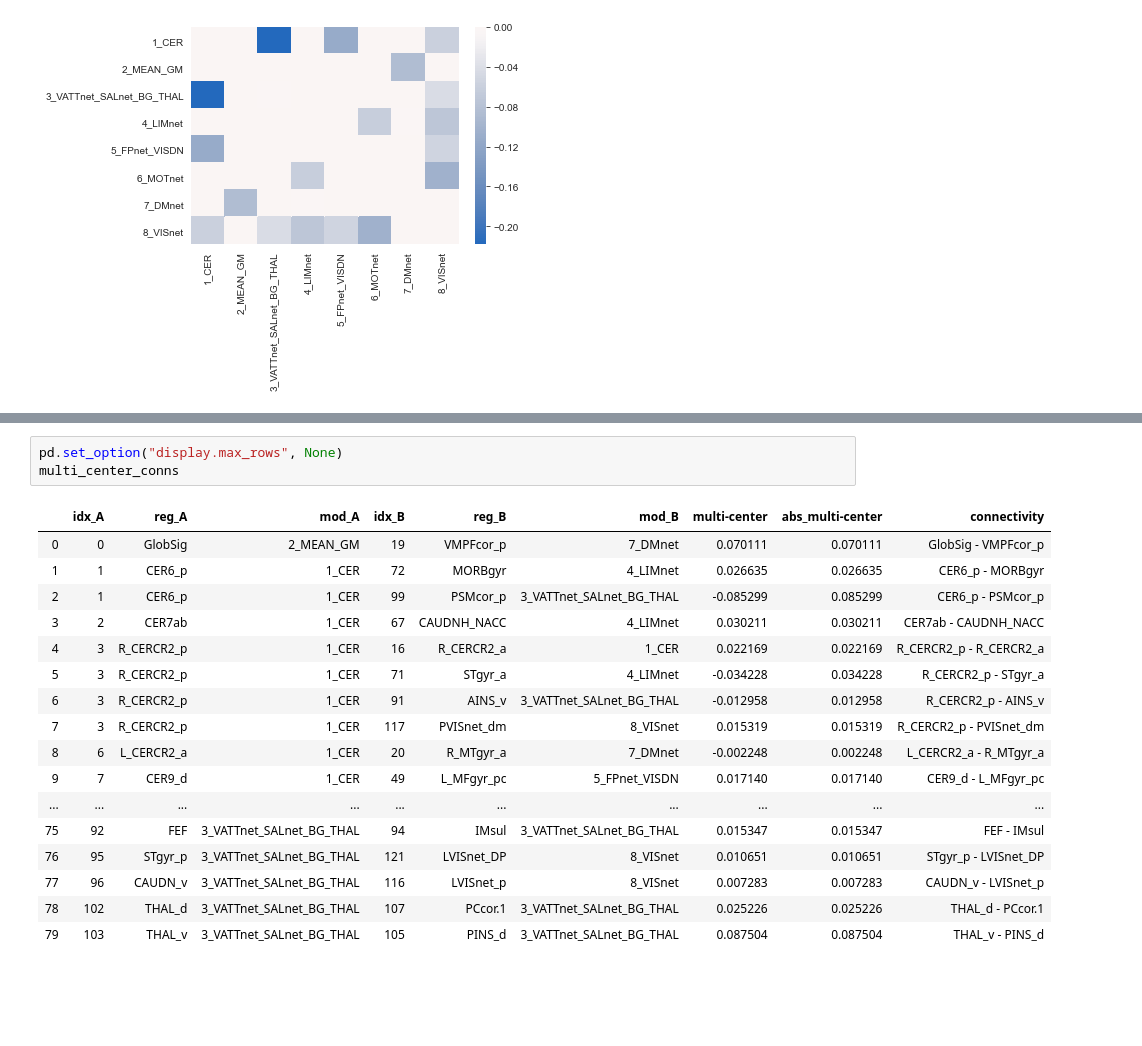
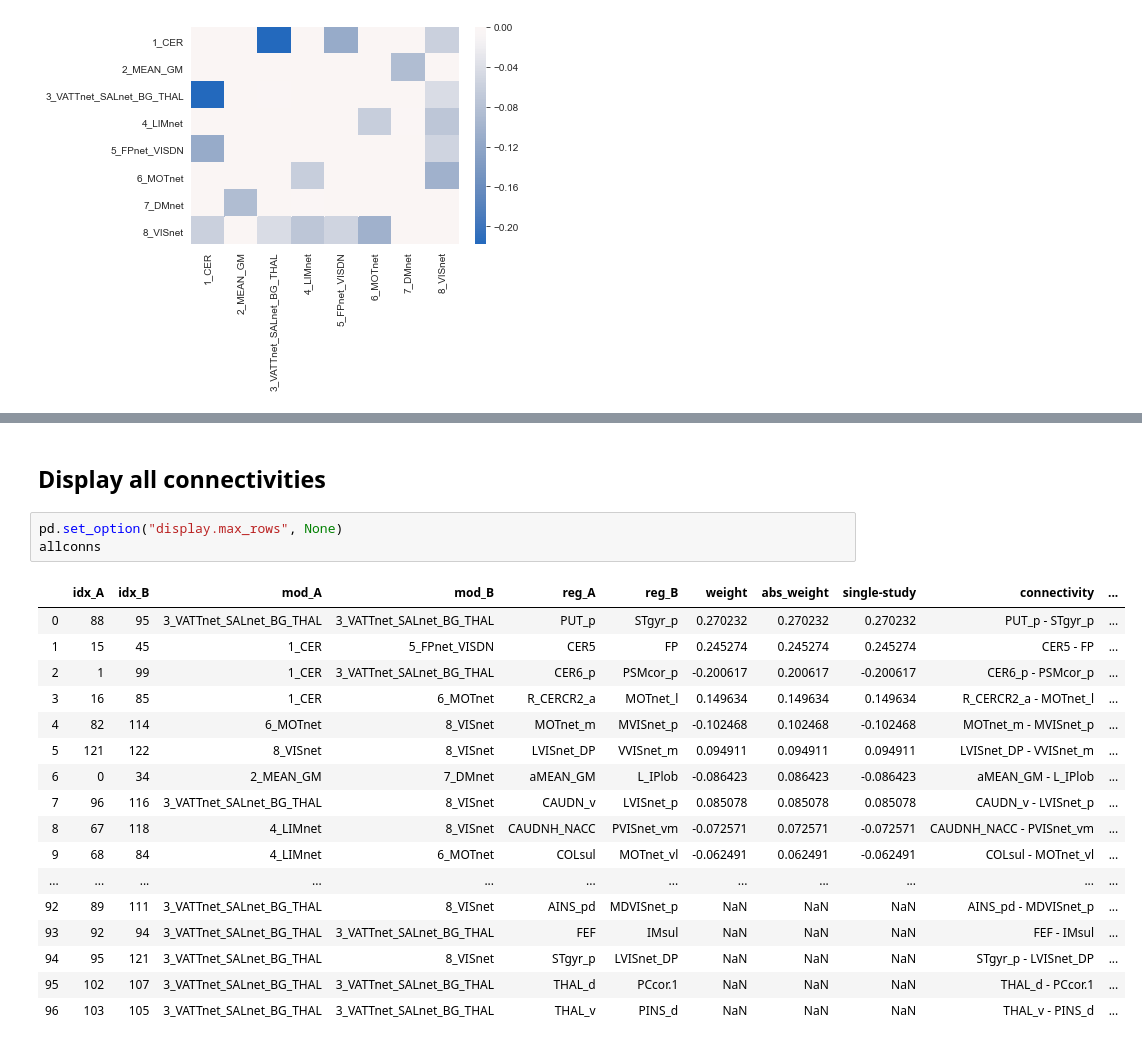
Before and after one commit to spisakt/RPN-signature, a Jupyter notebook: notebooks/2_feature_analysis.ipynb, the cells around one changed output, grey strips where cells are left out. Cells and saved outputs as stored; diff of their text form; blank space fills up the shorter version.

```diff
--- a/notebooks/2_feature_analysis.ipynb
+++ b/notebooks/2_feature_analysis.ipynb
@@ -357,21 +453,23 @@ plt.savefig('../res/multi-center/palette.pdf')
+# %% [markdown]
+## Display all connectivities
 # %%
 pd.set_option("display.max_rows", None)
-multi_center_conns
+allconns
 # %% [output]
-|  | idx_A | reg_A | mod_A | idx_B | reg_B | mod_B | multi-center | abs_multi-center | connectivity |
-| 0 | 0 | GlobSig | 2_MEAN_GM | 19 | VMPFcor_p | 7_DMnet | 0.070111 | 0.070111 | GlobSig - VMPFcor_p |
-| 1 | 1 | CER6_p | 1_CER | 72 | MORBgyr | 4_LIMnet | 0.026635 | 0.026635 | CER6_p - MORBgyr |
-| 2 | 1 | CER6_p | 1_CER | 99 | PSMcor_p | 3_VATTnet_SALnet_BG_THAL | -0.085299 | 0.085299 | CER6_p - PSMcor_p |
-| 3 | 2 | CER7ab | 1_CER | 67 | CAUDNH_NACC | 4_LIMnet | 0.030211 | 0.030211 | CER7ab - CAUDNH_NACC |
-| 4 | 3 | R_CERCR2_p | 1_CER | 16 | R_CERCR2_a | 1_CER | 0.022169 | 0.022169 | R_CERCR2_p - R_CERCR2_a |
-| 5 | 3 | R_CERCR2_p | 1_CER | 71 | STgyr_a | 4_LIMnet | -0.034228 | 0.034228 | R_CERCR2_p - STgyr_a |
-| 6 | 3 | R_CERCR2_p | 1_CER | 91 | AINS_v | 3_VATTnet_SALnet_BG_THAL | -0.012958 | 0.012958 | R_CERCR2_p - AINS_v |
-| 7 | 3 | R_CERCR2_p | 1_CER | 117 | PVISnet_dm | 8_VISnet | 0.015319 | 0.015319 | R_CERCR2_p - PVISnet_dm |
-| 8 | 6 | L_CERCR2_a | 1_CER | 20 | R_MTgyr_a | 7_DMnet | -0.002248 | 0.002248 | L_CERCR2_a - R_MTgyr_a |
-| 9 | 7 | CER9_d | 1_CER | 49 | L_MFgyr_pc | 5_FPnet_VISDN | 0.017140 | 0.017140 | CER9_d - L_MFgyr_pc |
-| ... | ... | ... | ... | ... | ... | ... | ... | ... | ... |
-| 75 | 92 | FEF | 3_VATTnet_SALnet_BG_THAL | 94 | IMsul | 3_VATTnet_SALnet_BG_THAL | 0.015347 | 0.015347 | FEF - IMsul |
-| 76 | 95 | STgyr_p | 3_VATTnet_SALnet_BG_THAL | 121 | LVISnet_DP | 8_VISnet | 0.010651 | 0.010651 | STgyr_p - LVISnet_DP |
-| 77 | 96 | CAUDN_v | 3_VATTnet_SALnet_BG_THAL | 116 | LVISnet_p | 8_VISnet | 0.007283 | 0.007283 | CAUDN_v - LVISnet_p |
-| 78 | 102 | THAL_d | 3_VATTnet_SALnet_BG_THAL | 107 | PCcor.1 | 3_VATTnet_SALnet_BG_THAL | 0.025226 | 0.025226 | THAL_d - PCcor.1 |
-| 79 | 103 | THAL_v | 3_VATTnet_SALnet_BG_THAL | 105 | PINS_d | 3_VATTnet_SALnet_BG_THAL | 0.087504 | 0.087504 | THAL_v - PINS_d |
+|  | idx_A | idx_B | mod_A | mod_B | reg_A | reg_B | weight | abs_weight | single-study | connectivity | ... |
+| 0 | 88 | 95 | 3_VATTnet_SALnet_BG_THAL | 3_VATTnet_SALnet_BG_THAL | PUT_p | STgyr_p | 0.270232 | 0.270232 | 0.270232 | PUT_p - STgyr_p | ... |
+| 1 | 15 | 45 | 1_CER | 5_FPnet_VISDN | CER5 | FP | 0.245274 | 0.245274 | 0.245274 | CER5 - FP | ... |
+| 2 | 1 | 99 | 1_CER | 3_VATTnet_SALnet_BG_THAL | CER6_p | PSMcor_p | -0.200617 | 0.200617 | -0.200617 | CER6_p - PSMcor_p | ... |
+| 3 | 16 | 85 | 1_CER | 6_MOTnet | R_CERCR2_a | MOTnet_l | 0.149634 | 0.149634 | 0.149634 | R_CERCR2_a - MOTnet_l | ... |
+| 4 | 82 | 114 | 6_MOTnet | 8_VISnet | MOTnet_m | MVISnet_p | -0.102468 | 0.102468 | -0.102468 | MOTnet_m - MVISnet_p | ... |
+| 5 | 121 | 122 | 8_VISnet | 8_VISnet | LVISnet_DP | VVISnet_m | 0.094911 | 0.094911 | 0.094911 | LVISnet_DP - VVISnet_m | ... |
+| 6 | 0 | 34 | 2_MEAN_GM | 7_DMnet | aMEAN_GM | L_IPlob | -0.086423 | 0.086423 | -0.086423 | aMEAN_GM - L_IPlob | ... |
+| 7 | 96 | 116 | 3_VATTnet_SALnet_BG_THAL | 8_VISnet | CAUDN_v | LVISnet_p | 0.085078 | 0.085078 | 0.085078 | CAUDN_v - LVISnet_p | ... |
+| 8 | 67 | 118 | 4_LIMnet | 8_VISnet | CAUDNH_NACC | PVISnet_vm | -0.072571 | 0.072571 | -0.072571 | CAUDNH_NACC - PVISnet_vm | ... |
+| 9 | 68 | 84 | 4_LIMnet | 6_MOTnet | COLsul | MOTnet_vl | -0.062491 | 0.062491 | -0.062491 | COLsul - MOTnet_vl | ... |
+| ... | ... | ... | ... | ... | ... | ... | ... | ... | ... | ... | ... |
+| 92 | 89 | 111 | 3_VATTnet_SALnet_BG_THAL | 8_VISnet | AINS_pd | MDVISnet_p | NaN | NaN | NaN | AINS_pd - MDVISnet_p | ... |
+| 93 | 92 | 94 | 3_VATTnet_SALnet_BG_THAL | 3_VATTnet_SALnet_BG_THAL | FEF | IMsul | NaN | NaN | NaN | FEF - IMsul | ... |
+| 94 | 95 | 121 | 3_VATTnet_SALnet_BG_THAL | 8_VISnet | STgyr_p | LVISnet_DP | NaN | NaN | NaN | STgyr_p - LVISnet_DP | ... |
+| 95 | 102 | 107 | 3_VATTnet_SALnet_BG_THAL | 3_VATTnet_SALnet_BG_THAL | THAL_d | PCcor.1 | NaN | NaN | NaN | THAL_d - PCcor.1 | ... |
+| 96 | 103 | 105 | 3_VATTnet_SALnet_BG_THAL | 3_VATTnet_SALnet_BG_THAL | THAL_v | PINS_d | NaN | NaN | NaN | THAL_v - PINS_d | ... |
```
Also changed, not shown: parts of 31 cells of this notebook, 14 other files.
